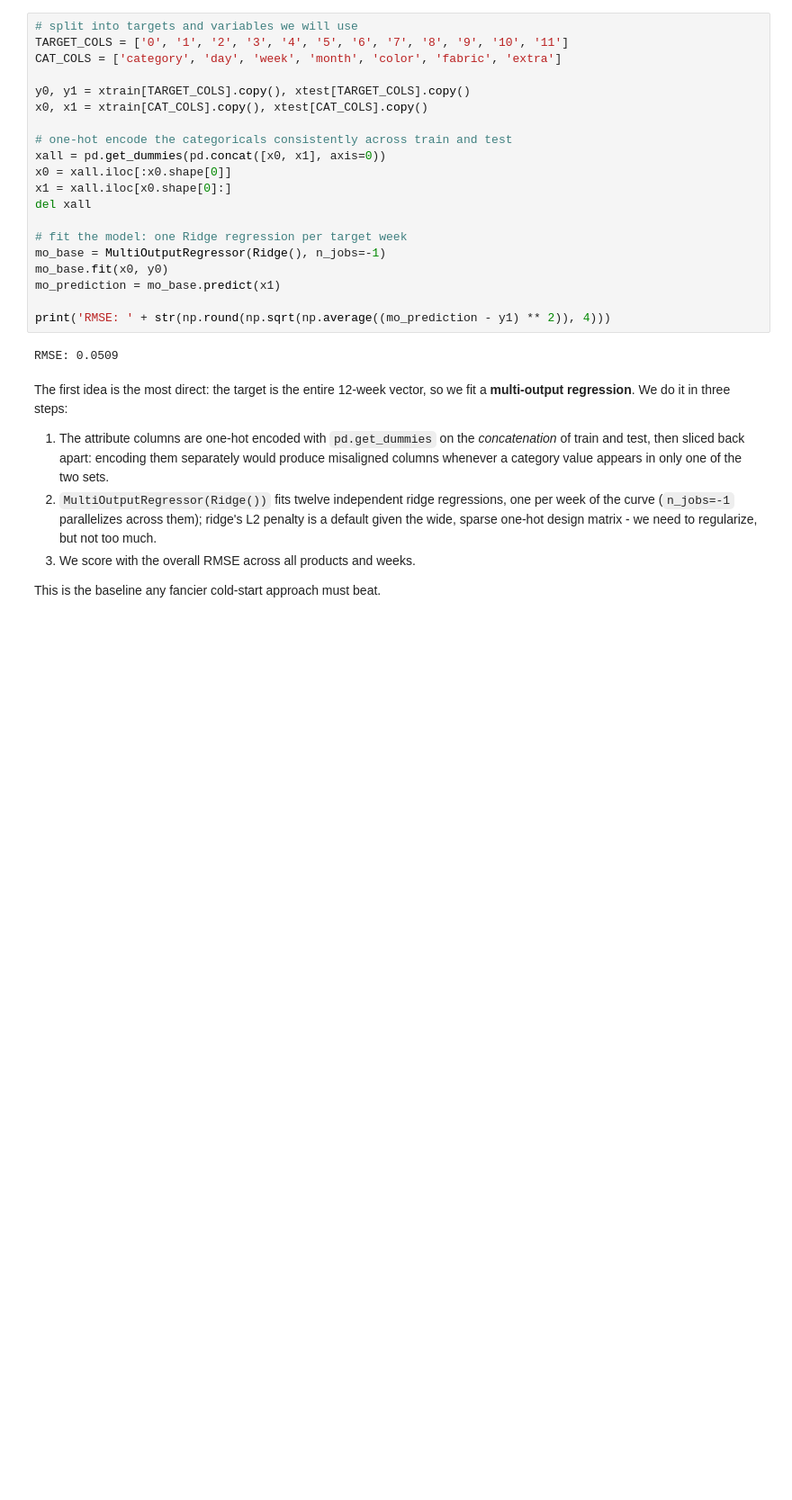
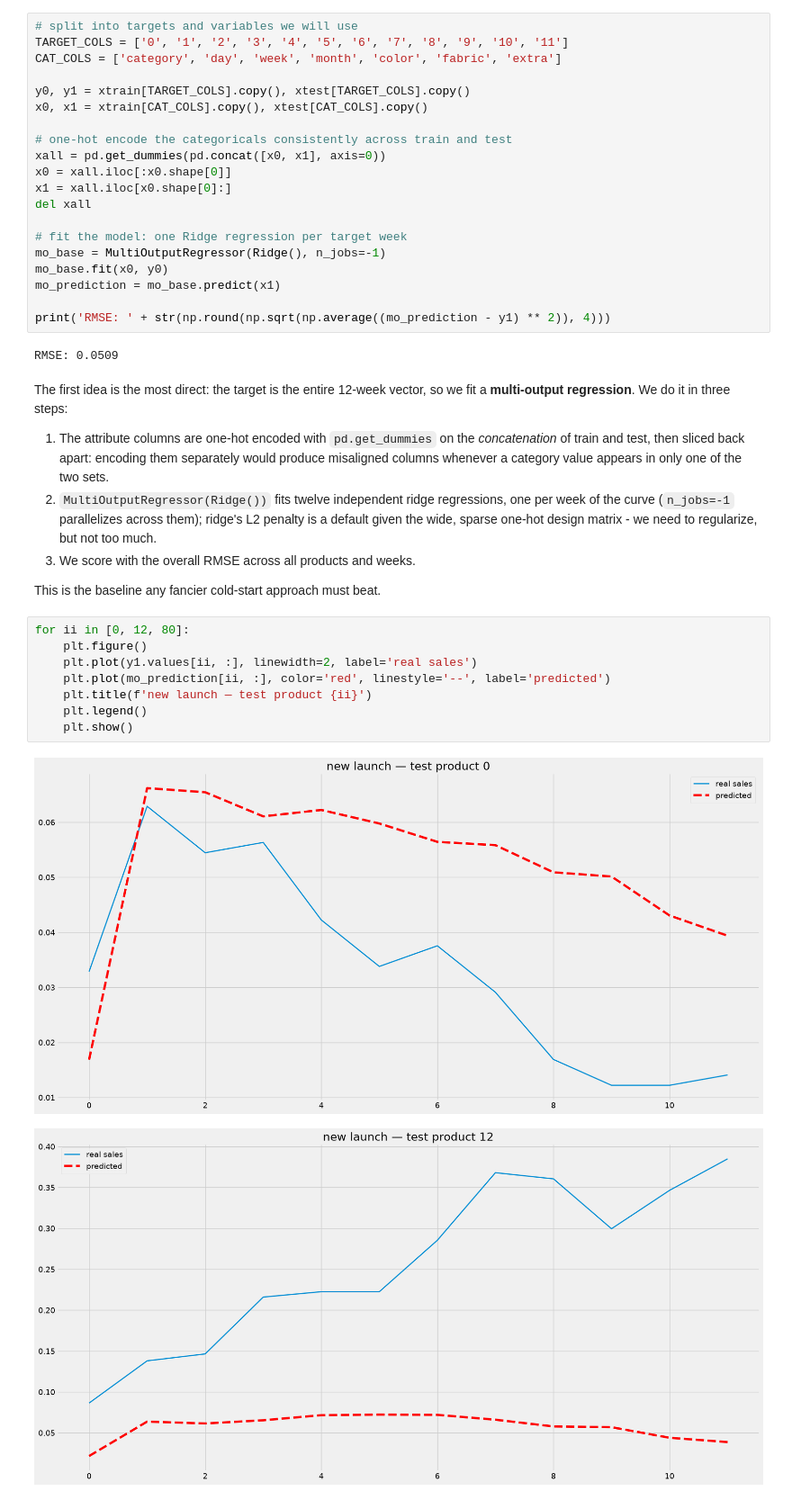
Before and after one commit to tng-konrad/time-series-with-Konrad, a Jupyter notebook: m06-sales-and-demand.ipynb, the cells around one changed output. Shown at 90% size. Cells and saved outputs as stored; diff of their text form; blank space fills up the shorter version.

```diff
--- a/addendum-sales-and-demand-forecasting.ipynb
+++ b/m06-sales-and-demand.ipynb
@@ -933,3 +933,14 @@ The first idea is the most direct: the target is the entire 12-week vector, so w
 3. We score with the overall RMSE across all products and weeks.
 
 This is the baseline any fancier cold-start approach must beat.
+# %%
+for ii in [0, 12, 80]:
+    plt.figure()
+    plt.plot(y1.values[ii, :], linewidth=2, label='real sales')
+    plt.plot(mo_prediction[ii, :], color='red', linestyle='--', label='predicted')
+    plt.title(f'new launch — test product {ii}')
+    plt.legend()
+    plt.show()
+# %% [output]
+[figure, added]
+[figure, added]
```
Also changed, not shown: parts of 10 cells of this notebook, 6 other files.
